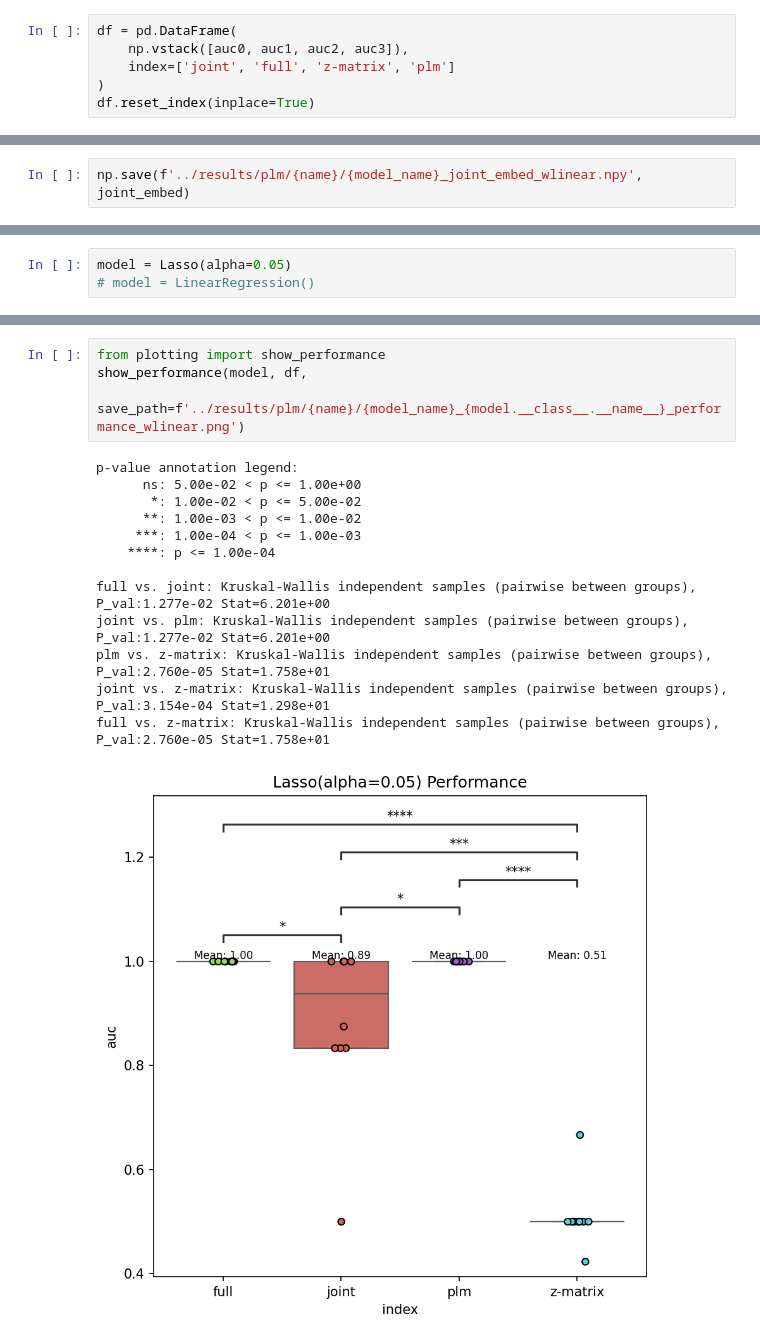
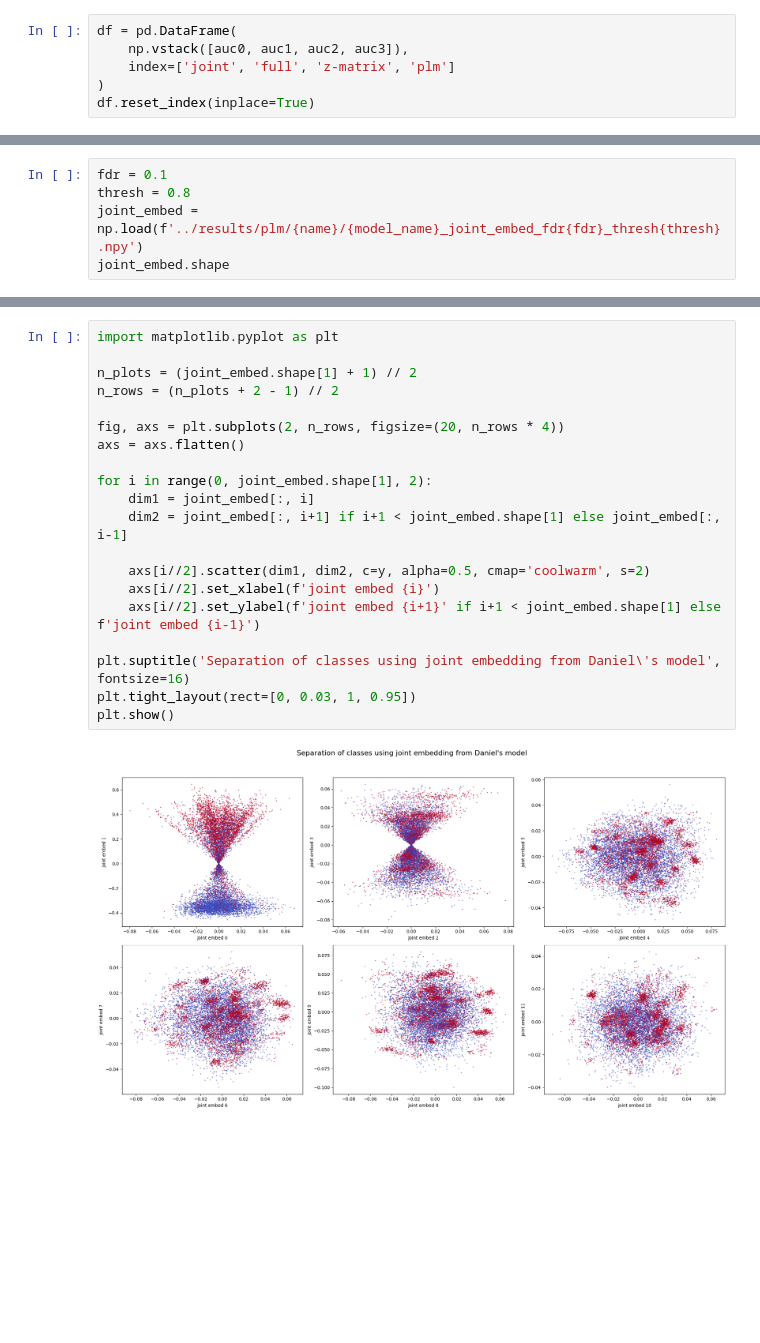
Before and after one commit to alw399/SLIDE_PLM, a Jupyter notebook: notebooks/plm.ipynb, the cells around one changed output, grey strips where cells are left out. Cells and saved outputs as stored; diff of their text form; blank space fills up the shorter version.

```diff
--- a/notebooks/plm.ipynb
+++ b/notebooks/plm.ipynb
@@ -249,2 +241,5 @@ joint_embed.shape
 # %%
-np.save(f'../results/plm/{name}/{model_name}_joint_embed_wlinear.npy', joint_embed)
+fdr = 0.1
+thresh = 0.8
+joint_embed = np.load(f'../results/plm/{name}/{model_name}_joint_embed_fdr{fdr}_thresh{thresh}.npy')
+joint_embed.shape
@@ -251,3 +247,0 @@ np.save(f'../results/plm/{name}/{model_name}_joint_embed_wlinear.npy', joint_emb
-# %%
-model = Lasso(alpha=0.05)
-# model = LinearRegression()
@@ -272,18 +248,22 @@ df.reset_index(inplace=True)
-# %%
-from plotting import show_performance
-show_performance(model, df,
-                 save_path=f'../results/plm/{name}/{model_name}_{model.__class__.__name__}_performance_wlinear.png')
-# %% [output]
-p-value annotation legend:
-      ns: 5.00e-02 < p <= 1.00e+00
-       *: 1.00e-02 < p <= 5.00e-02
-      **: 1.00e-03 < p <= 1.00e-02
-     ***: 1.00e-04 < p <= 1.00e-03
-    ****: p <= 1.00e-04
-
-full vs. joint: Kruskal-Wallis independent samples (pairwise between groups), P_val:1.277e-02 Stat=6.201e+00
-joint vs. plm: Kruskal-Wallis independent samples (pairwise between groups), P_val:1.277e-02 Stat=6.201e+00
-plm vs. z-matrix: Kruskal-Wallis independent samples (pairwise between groups), P_val:2.760e-05 Stat=1.758e+01
-joint vs. z-matrix: Kruskal-Wallis independent samples (pairwise between groups), P_val:3.154e-04 Stat=1.298e+01
-full vs. z-matrix: Kruskal-Wallis independent samples (pairwise between groups), P_val:2.760e-05 Stat=1.758e+01
-[figure, removed]
+# %%
+import matplotlib.pyplot as plt
+
+n_plots = (joint_embed.shape[1] + 1) // 2
+n_rows = (n_plots + 2 - 1) // 2
+
+fig, axs = plt.subplots(2, n_rows, figsize=(20, n_rows * 4))
+axs = axs.flatten()
+
+for i in range(0, joint_embed.shape[1], 2):
+    dim1 = joint_embed[:, i]
+    dim2 = joint_embed[:, i+1] if i+1 < joint_embed.shape[1] else joint_embed[:, i-1]
+
+    axs[i//2].scatter(dim1, dim2, c=y, alpha=0.5, cmap='coolwarm', s=2)
+    axs[i//2].set_xlabel(f'joint embed {i}')
+    axs[i//2].set_ylabel(f'joint embed {i+1}' if i+1 < joint_embed.shape[1] else f'joint embed {i-1}')
+
+plt.suptitle('Separation of classes using joint embedding from Daniel\'s model', fontsize=16)
+plt.tight_layout(rect=[0, 0.03, 1, 0.95])
+plt.show()
+# %% [output]
+[figure, added]
```
Also changed, not shown: parts of 22 cells of this notebook, 2 other files.
